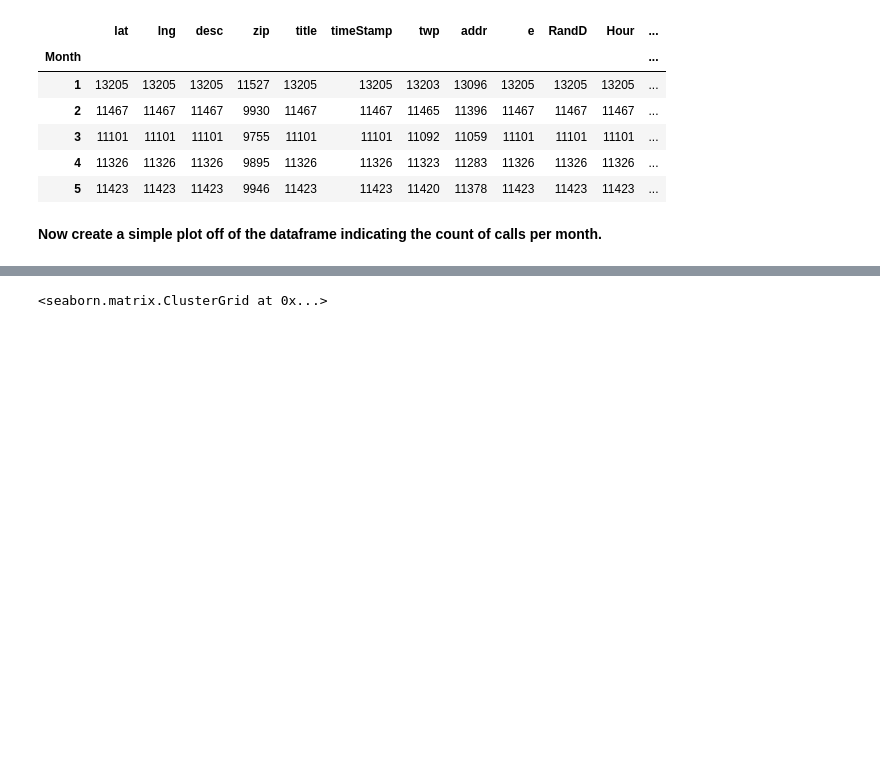
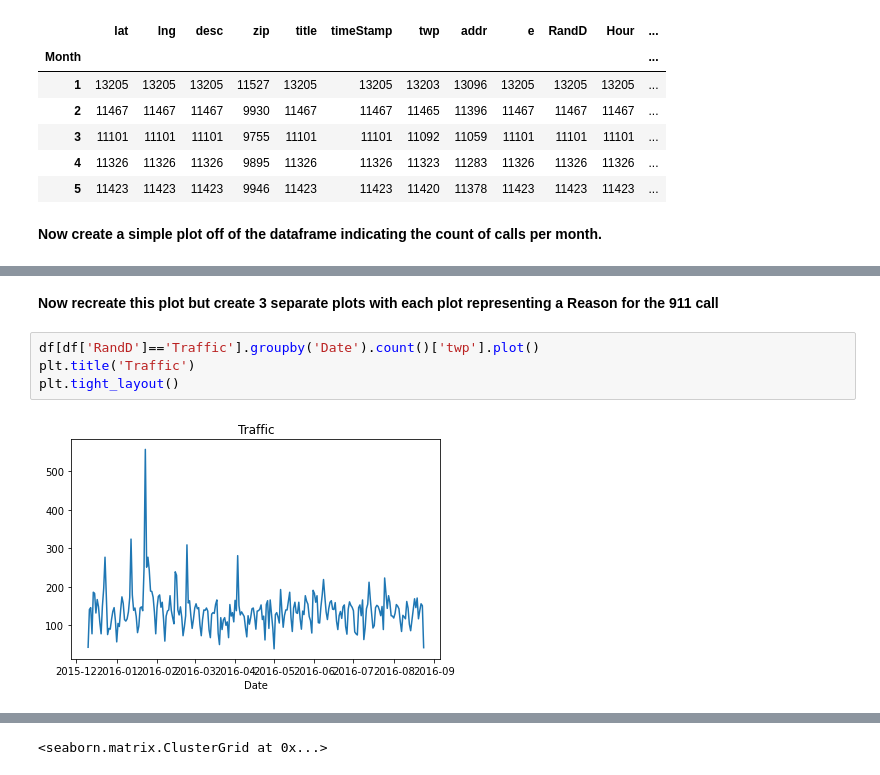
Before and after one commit to gjbergues/curso_DS, a Jupyter notebook: notebooks/08-911 Calls.ipynb, the cells around one changed output, grey strips where cells are left out. Drawn from its saved outputs; the diff is of its cells as text; blank space fills up the shorter version.

```diff
--- a/notebooks/08-911 Calls.ipynb
+++ b/notebooks/08-911 Calls.ipynb
@@ -296,0 +251,8 @@ ____
+# %% [markdown]
+**Now recreate this plot but create 3 separate plots with each plot representing a Reason for the 911 call**
+# %%
+df[df['RandD']=='Traffic'].groupby('Date').count()['twp'].plot()
+plt.title('Traffic')
+plt.tight_layout()
+# %% [output]
+[figure, added]
```
Also changed, not shown: parts of 37 cells of this notebook.
